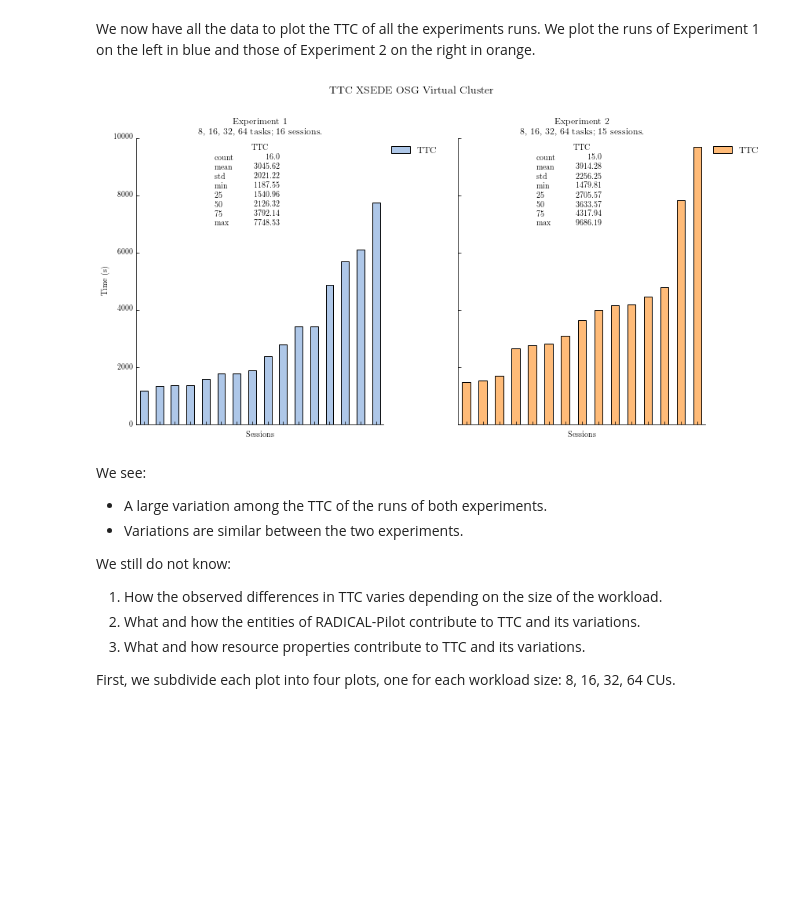
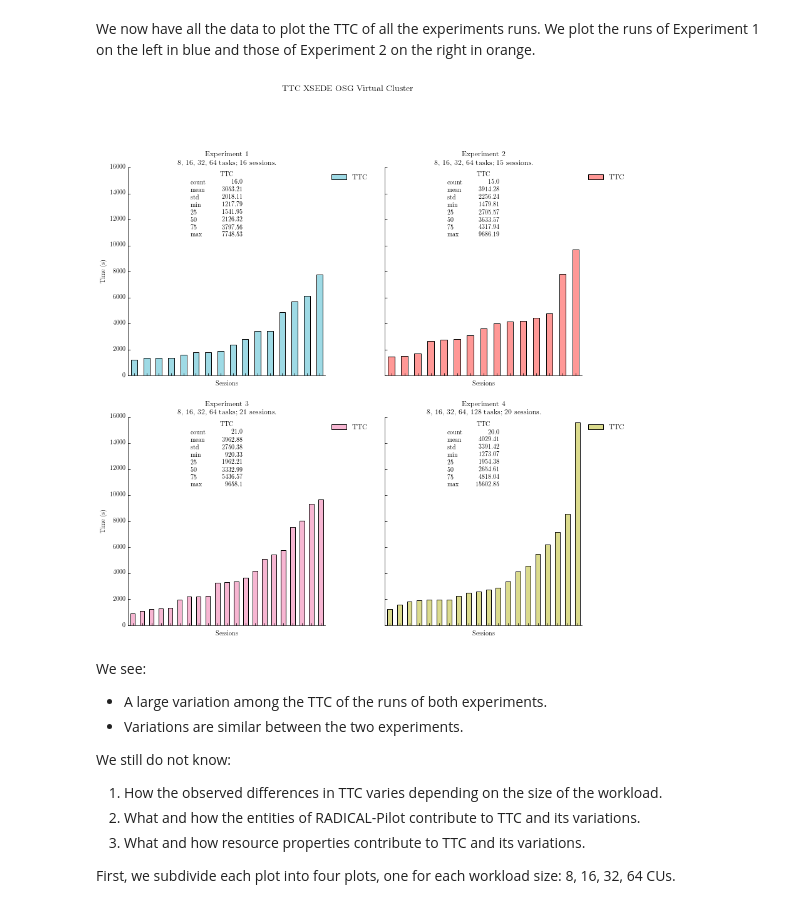
Before and after one commit to radical-cybertools/radical.analytics, a Jupyter notebook: use_cases/rp_on_osg/osg_analysis.ipynb, the cells around one changed output. Cells and saved outputs as stored; diff of their text form; code cells hidden in the pictures; blank space fills up the shorter version.

```diff
--- a/use_cases/rp_on_osg/osg_analysis.ipynb
+++ b/use_cases/rp_on_osg/osg_analysis.ipynb
@@ -249,7 +315,7 @@ display(sessions[['nunits']].tail(3))
 # %% [markdown]
 We now have all the data to plot the TTC of all the experiments runs. We plot the runs of Experiment 1 on the left in blue and those of Experiment 2 on the right in orange.
 # %%
-fig = plt.figure(figsize=(13,7))
+fig = plt.figure(figsize=(13,14))
 fig.suptitle('TTC XSEDE OSG Virtual Cluster', fontsize=14)
 plt.subplots_adjust(wspace=0.3, top=0.85)
 
@@ -257,46 +323,50 @@ ttc_subplots = []
 for exp in sessions['experiment'].sort_values().unique():
     ttc_subplots.append(sessions[ sessions['experiment'] == exp ].sort_values('TTC'))
 
-colors = {'exp1': tableau20[1],
-          'exp2': tableau20[3]}
+colors = {'exp1': [tableau20[19]],
+          'exp2': [tableau20[7] ],
+          'exp3': [tableau20[13]],
+          'exp4': [tableau20[17]],
+          'exp5': [tableau20[15]]}
+
 
 ax = []
-for splt in range(2):
+for splt in range(4):
     session = ttc_subplots.pop(0)
     experiment = session['experiment'].unique()[0]
     ntasks = ', '.join([str(int(n)) for n in session['nunits'].unique()])
     color = colors[experiment]
     title = 'Experiment %s\n%s tasks; %s sessions.' % (experiment[3], ntasks, session.shape[0])
 
     if not ax:
-        ax.append(fig.add_subplot(1, 2, splt+1))
+        ax.append(fig.add_subplot(2, 2, splt+1))
     else:
-        ax.append(fig.add_subplot(1, 2, splt+1, sharey=ax[0]))
+        ax.append(fig.add_subplot(2, 2, splt+1, sharey=ax[0]))
     session['TTC'].plot(kind='bar', color=color, ax=ax[splt], title=title)
     ax[splt].spines["top"].set_visible(False)
     ax[splt].spines["right"].set_visible(False)
     ax[splt].get_xaxis().tick_bottom()
     ax[splt].get_yaxis().tick_left()
     ax[splt].set_xticklabels([])
     ax[splt].set_xlabel('Sessions')
     ax[splt].set_ylabel('Time (s)')
     ax[splt].legend(bbox_to_anchor=(1.25, 1))
 
     # Add table with statistical description of TTC values.
     table = pd.tools.plotting.table(ax[splt],
                                     np.round(session['TTC'].describe(), 2),
                                     loc='upper center',
                                     colWidths=[0.2, 0.2, 0.2])
 
     # Eliminate the border of the table.
     for key, cell in table.get_celld().items():
         cell.set_linewidth(0)
 
     fig.add_subplot(ax[splt])
 
 plt.savefig('figures/osg_ttc_experiments.pdf', dpi=600, bbox_inches='tight')
 # %% [output]
-[figure, old version]
+[figure, new version]
 # %% [markdown]
 We see:
 
```
Also changed, not shown: parts of 48 cells of this notebook, 8 other files.
